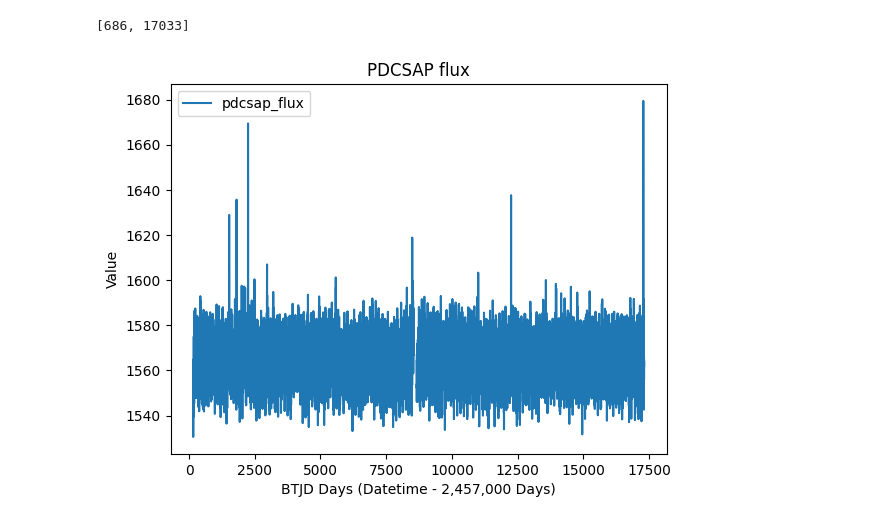
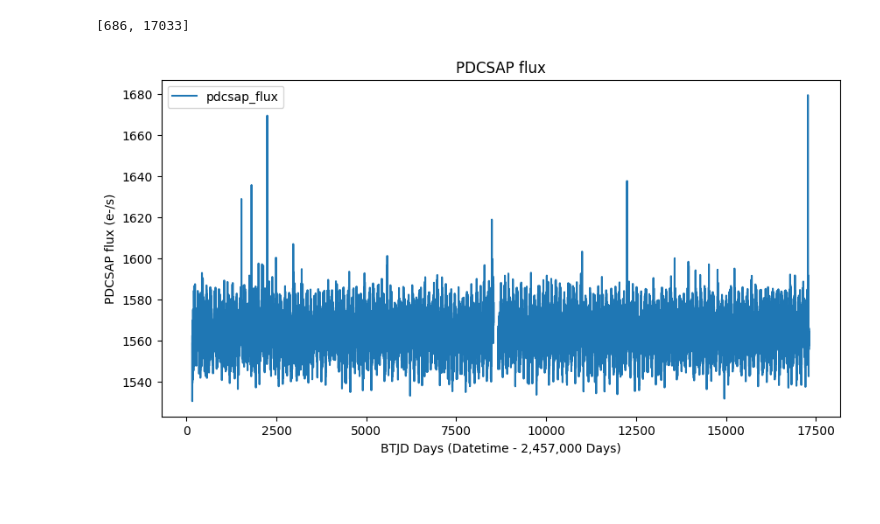
Before and after one commit to alexfaassen/STA2453, a Jupyter notebook: ExploratoryDataAnalysis.ipynb, the cells around one changed output. Cells and saved outputs as stored; diff of their text form; code cells hidden in the pictures; blank space fills up the shorter version.

```diff
--- a/ExploratoryDataAnalysis.ipynb
+++ b/ExploratoryDataAnalysis.ipynb
@@ -45,10 +45,10 @@ print([nans, pdcsap.shape[0] - nans])
 # %%
 ## Plot
 pdcsap.set_index("time")
 
-pdcsap.plot(y = "pdcsap_flux", title = "PDCSAP flux")
+pdcsap.plot(y = "pdcsap_flux", title = "PDCSAP flux", figsize = (10, 5))
 plt.xlabel("BTJD Days (Datetime - 2,457,000 Days)")
 plt.ylabel("PDCSAP flux (e-/s)")
 plt.show()
 # %% [output]
-[figure, old version]
+[figure, new version]
```
Also changed, not shown: parts of 1 cell of this notebook.
